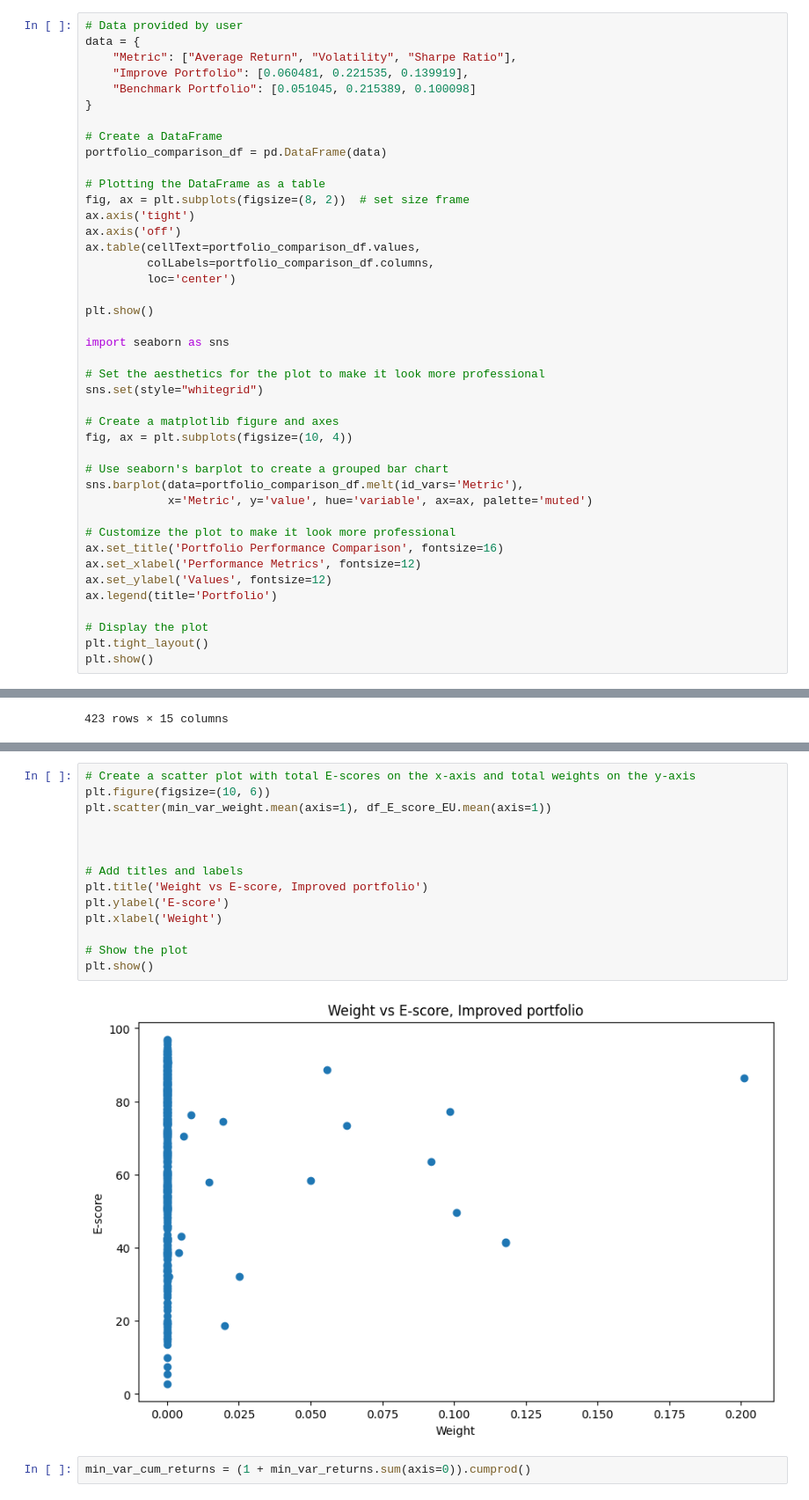
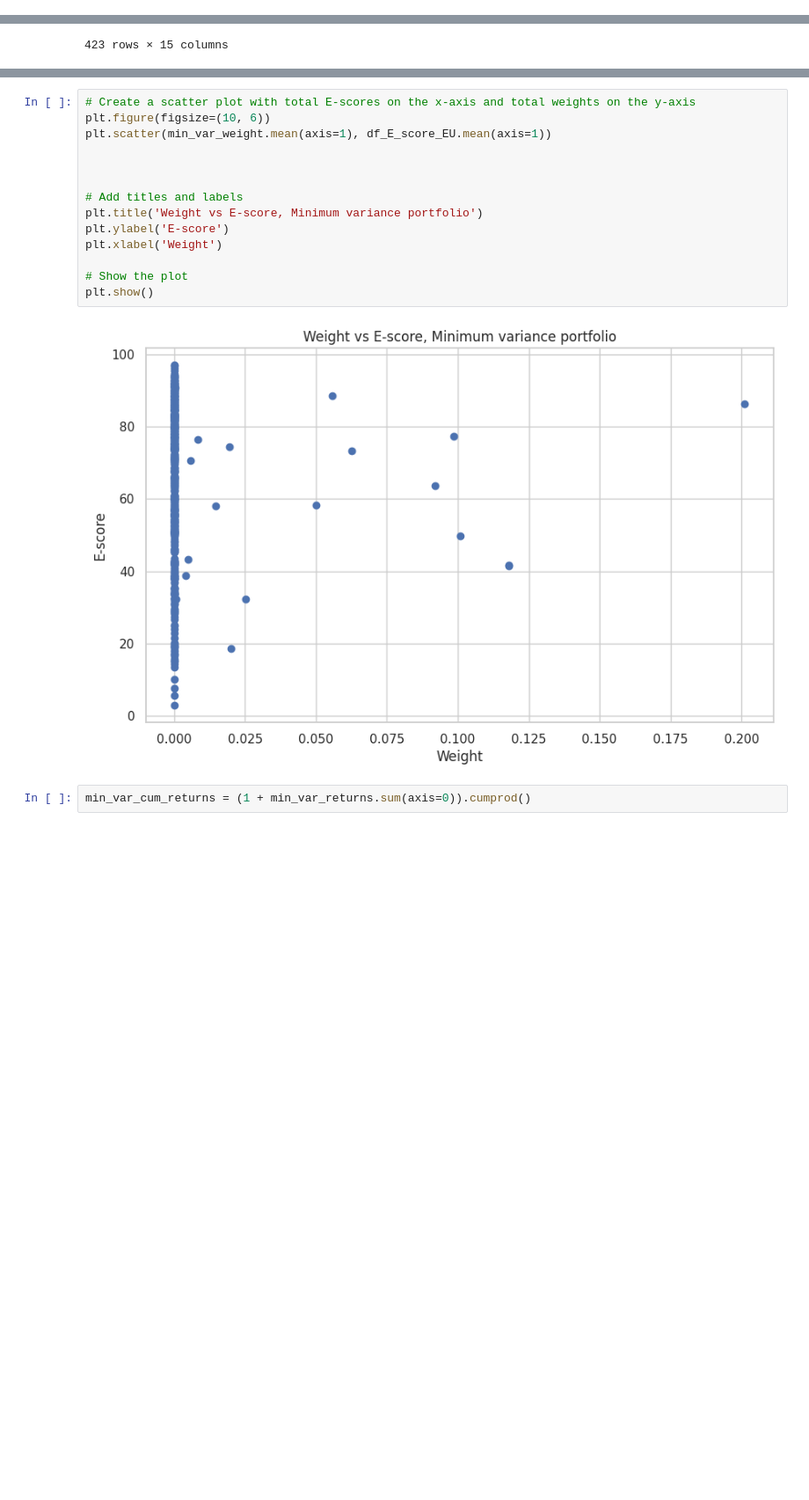
Before and after one commit to BalthazazarDuc/SEF-HW2, a Jupyter notebook: EX_4.ipynb, the cells around one changed output, grey strips where cells are left out. Shown at 88% size. Cells and saved outputs as stored; diff of their text form; blank space fills up the shorter version.

```diff
--- a/EX_4.ipynb
+++ b/EX_4.ipynb
@@ -778,42 +812,0 @@ dtype: float64
-# %%
-# Data provided by user
-data = {
-    "Metric": ["Average Return", "Volatility", "Sharpe Ratio"],
-    "Improve Portfolio": [0.060481, 0.221535, 0.139919],
-    "Benchmark Portfolio": [0.051045, 0.215389, 0.100098]
-}
-
-# Create a DataFrame
-portfolio_comparison_df = pd.DataFrame(data)
-
-# Plotting the DataFrame as a table
-fig, ax = plt.subplots(figsize=(8, 2))  # set size frame
-ax.axis('tight')
-ax.axis('off')
-ax.table(cellText=portfolio_comparison_df.values,
-         colLabels=portfolio_comparison_df.columns,
-         loc='center')
-
-plt.show()
-
-import seaborn as sns
-
-# Set the aesthetics for the plot to make it look more professional
-sns.set(style="whitegrid")
-
-# Create a matplotlib figure and axes
-fig, ax = plt.subplots(figsize=(10, 4))
-
-# Use seaborn's barplot to create a grouped bar chart
-sns.barplot(data=portfolio_comparison_df.melt(id_vars='Metric'),
-            x='Metric', y='value', hue='variable', ax=ax, palette='muted')
-
-# Customize the plot to make it look more professional
-ax.set_title('Portfolio Performance Comparison', fontsize=16)
-ax.set_xlabel('Performance Metrics', fontsize=12)
-ax.set_ylabel('Values', fontsize=12)
-ax.legend(title='Portfolio')
-
-# Display the plot
-plt.tight_layout()
-plt.show()
@@ -903,19 +910,19 @@ plt.show()
 # %%
 # Create a scatter plot with total E-scores on the x-axis and total weights on the y-axis
 plt.figure(figsize=(10, 6))
 plt.scatter(min_var_weight.mean(axis=1), df_E_score_EU.mean(axis=1))
 
 
 
 # Add titles and labels
-plt.title('Weight vs E-score, Improved portfolio')
+plt.title('Weight vs E-score, Minimum variance portfolio')
 plt.ylabel('E-score')
 plt.xlabel('Weight')
 
 # Show the plot
 plt.show()
 # %% [output]
-[figure, old version]
+[figure, new version]
 # %%
 min_var_cum_returns = (1 + min_var_returns.sum(axis=0)).cumprod()
 # %%
```
Also changed, not shown: parts of 35 cells of this notebook.
